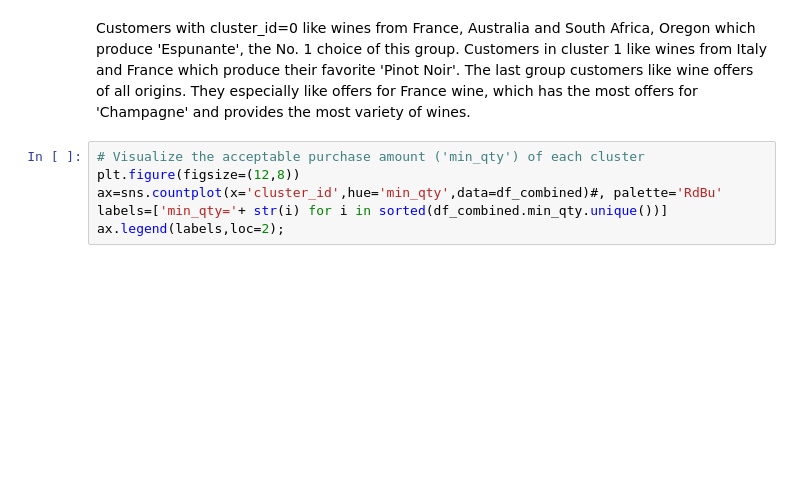
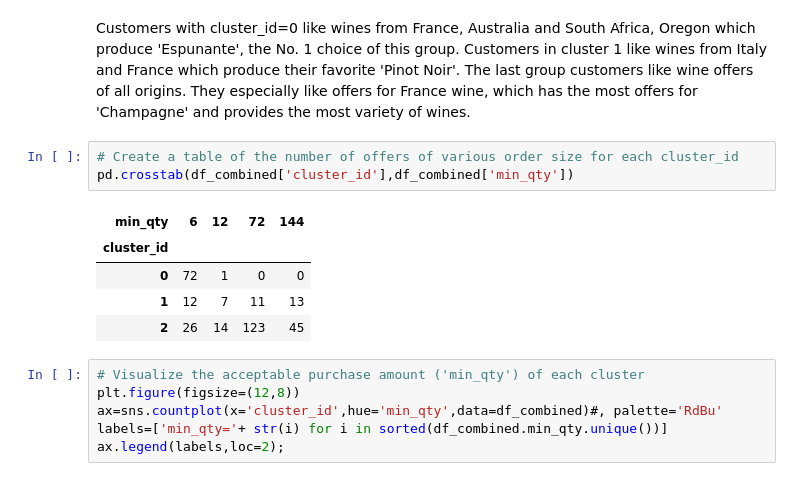
Before and after one commit to phyhouhou/SpringboardProjects, a Jupyter notebook: miniProjects/clustering/Mini_Project_Clustering.ipynb, the cells around one changed output. Cells and saved outputs as stored; diff of their text form; blank space fills up the shorter version.

```diff
--- a/miniProjects/clustering/Mini_Project_Clustering.ipynb
+++ b/miniProjects/clustering/Mini_Project_Clustering.ipynb
@@ -444,6 +462,15 @@ ax.legend(loc=1);
 [figure]
 # %% [markdown]
 Customers with cluster_id=0 like wines from France, Australia and South Africa, Oregon which produce 'Espunante', the No. 1 choice of this group. Customers in cluster 1 like wines from Italy and France which produce their favorite 'Pinot Noir'. The last group customers like wine offers of all origins. They especially like offers for France wine, which has the most offers for 'Champagne' and provides the most variety of wines.
+# %%
+# Create a table of the number of offers of various order size for each cluster_id
+pd.crosstab(df_combined['cluster_id'],df_combined['min_qty'])
+# %% [output]
+| min_qty | 6 | 12 | 72 | 144 |
+| cluster_id |  |  |  |  |
+| 0 | 72 | 1 | 0 | 0 |
+| 1 | 12 | 7 | 11 | 13 |
+| 2 | 26 | 14 | 123 | 45 |
 # %%
 # Visualize the acceptable purchase amount ('min_qty') of each cluster
 plt.figure(figsize=(12,8))
```
Also changed, not shown: parts of 3 cells of this notebook.
